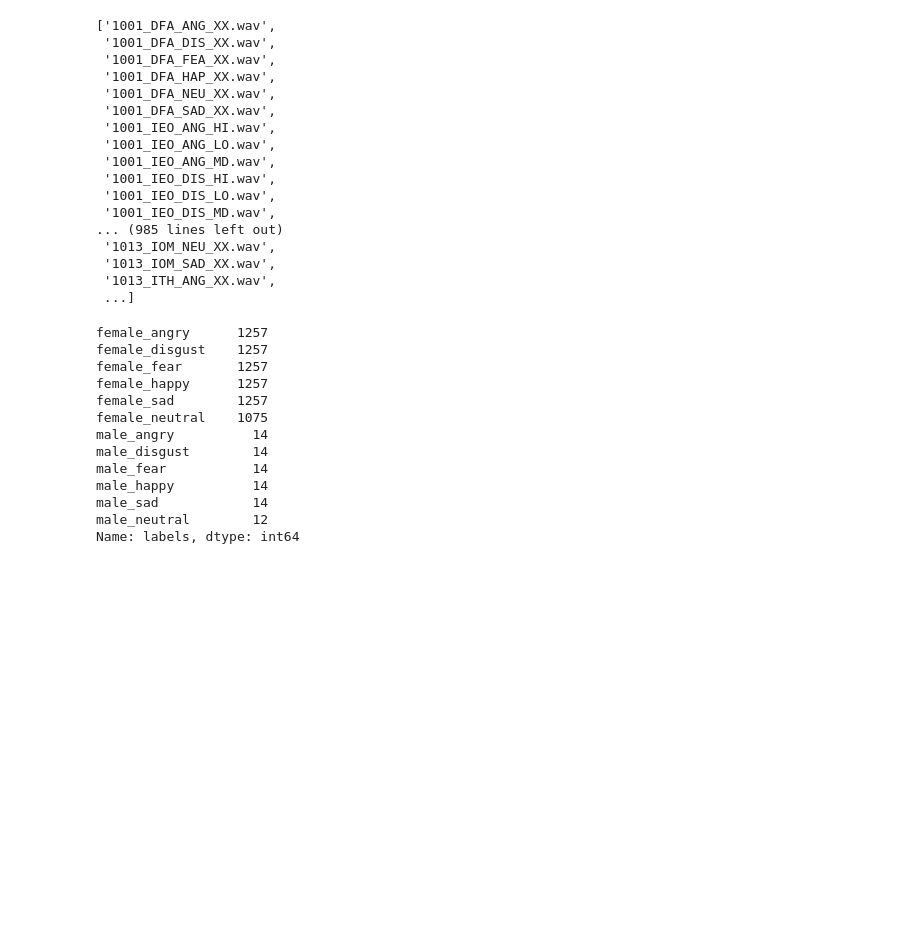
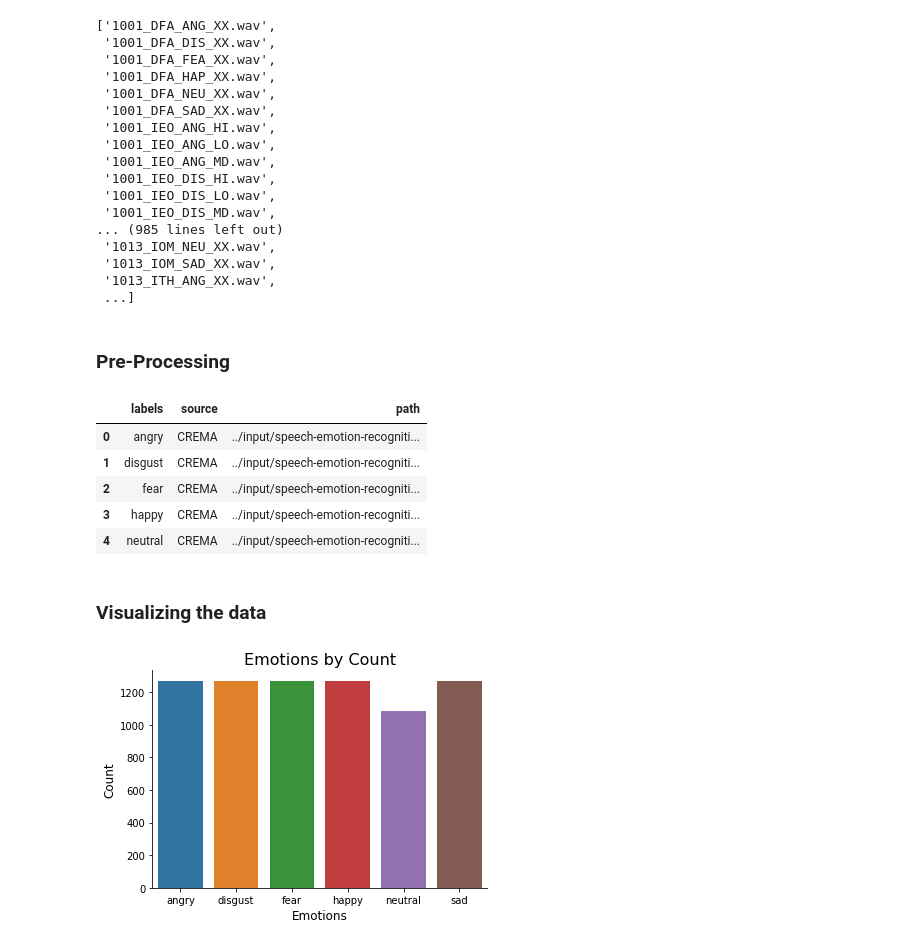
Before and after one commit to mabdulker/Emotional-Speech-Recognition, a Jupyter notebook: 2dcnn-crema-d.ipynb, the cells around one changed output. Saved outputs shown, nothing was run; the diff lists cells and outputs as text; code cells hidden in the pictures; blank space fills up the shorter version.

Commit message:
Kaggle Notebook | 2DCNN | CREMA-D | Version 4

```diff
--- a/2dcnn-crema-d.ipynb
+++ b/2dcnn-crema-d.ipynb
@@ -6,11 +26,11 @@ import pandas as pd
 # %%
 CREMA = "../input/speech-emotion-recognition-en/Crema/"
 
-dir_list = os.listdir(CREMA)
-dir_list.sort()
+file_list = os.listdir(CREMA)
+file_list.sort()
 
 # Lists all files within the CREMA-D dataset
-dir_list
+file_list
 # %% [output]
 ['1001_DFA_ANG_XX.wav',
  '1001_DFA_DIS_XX.wav',
@@ -29,31 +49,42 @@ dir_list
  '1013_IOM_SAD_XX.wav',
  '1013_ITH_ANG_XX.wav',
  ...]
+# %% [markdown]
+### Pre-Processing
 # %%
 decodeDict = {"SAD":"sad", "ANG":"angry", "DIS":"disgust", "FEA":"fear", "HAP":"happy", "NEU":"neutral"}
 emotion = []
 path = []
 
-for i in dir_list:
-    part = i.split('_')
-    temp = ('female' if int(part[0]) in range(1002, 1092) else 'male')
-    emotion.append(f'{temp}_{decodeDict[part[2]]}')
+for file in file_list:
+    part = file.split('_')
+    path.append(CREMA + file)
+    temp = ('female' if int(part[0]) in range(1002, 1092) else 'male') # Not used
+    emotion.append(f'{decodeDict[part[2]]}')
 
+# Organisation of DataFrame
 CREMA_df = pd.DataFrame(emotion, columns = ['labels'])
 CREMA_df['source'] = 'CREMA'
 CREMA_df = pd.concat([CREMA_df,pd.DataFrame(path, columns = ['path'])],axis=1)
-CREMA_df.labels.value_counts()
+
+# Conversion to CSV
+CREMA_df.to_csv("crema.csv", index=False)
+CREMA_df.head()
 # %% [output]
-female_angry      1257
-female_disgust    1257
-female_fear       1257
-female_happy      1257
-female_sad        1257
-female_neutral    1075
-male_angry          14
-male_disgust        14
-male_fear           14
-male_happy          14
-male_sad            14
-male_neutral        12
-Name: labels, dtype: int64
+|  | labels | source | path |
+| 0 | angry | CREMA | ../input/speech-emotion-recogniti... |
+| 1 | disgust | CREMA | ../input/speech-emotion-recogniti... |
+| 2 | fear | CREMA | ../input/speech-emotion-recogniti... |
+| 3 | happy | CREMA | ../input/speech-emotion-recogniti... |
+| 4 | neutral | CREMA | ../input/speech-emotion-recogniti... |
+# %% [markdown]
+### Visualizing the data
+# %%
+plt.title('Emotions by Count', size=16)
+sns.countplot(CREMA_df.labels)
+plt.ylabel('Count', size=12)
+plt.xlabel('Emotions', size=12)
+sns.despine(top=True, right=True, left=False, bottom=False)
+plt.show()
+# %% [output]
+[figure, added]
```
Also changed, not shown: parts of 26 cells of this notebook.
